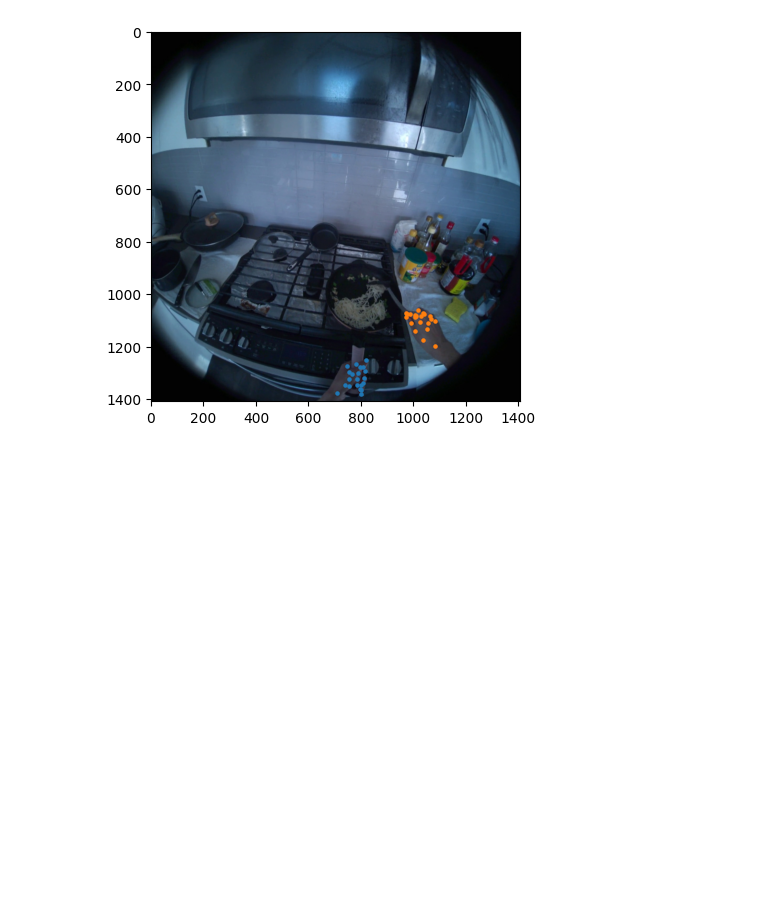
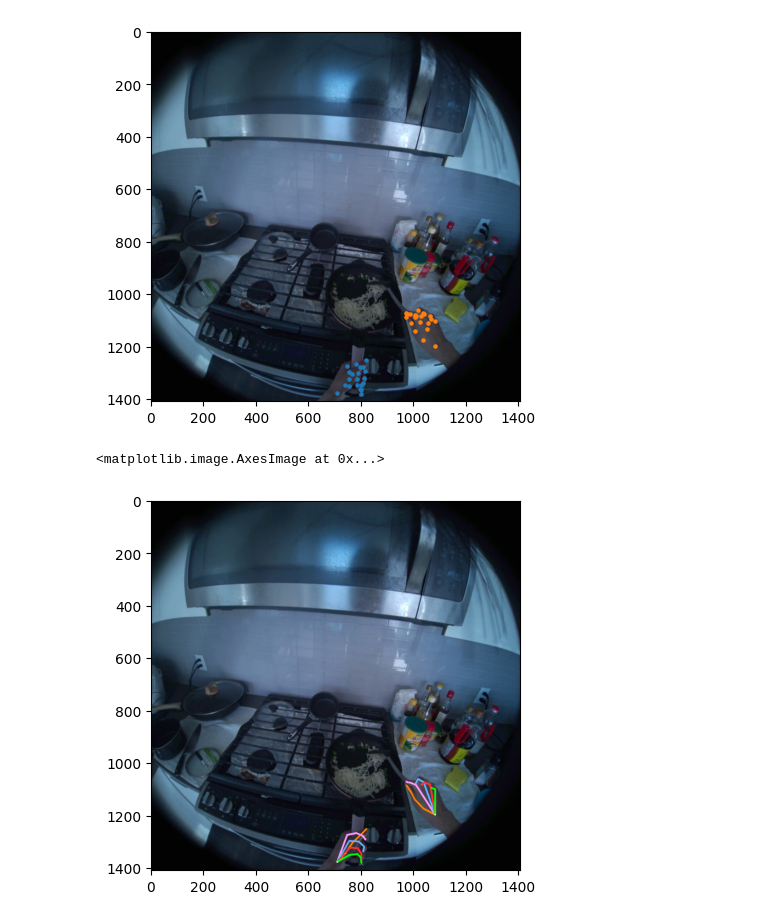
Before and after one commit to jinxuzh/Ego4d, a Jupyter notebook: ego4d/internal/human_pose/main_Ego4d-mmpose.ipynb, the cells around one changed output. Drawn from its saved outputs; the diff is of its cells as text; code cells hidden in the pictures; blank space fills up the shorter version.

```diff
--- a/ego4d/internal/human_pose/main_Ego4d-mmpose.ipynb
+++ b/ego4d/internal/human_pose/main_Ego4d-mmpose.ipynb
@@ -48,0 +85,6 @@ Bbox detection
+# %%
+########### Load pre-generated bbox ###########
+bbox_dir = os.path.join(ctx.dataset_dir, 'body/bbox')
+bbox_file = f"/media/jinxu/New Volume/ego4dData/cache/{test_case}/body/bbox/bbox.pkl"
+with open(bbox_file, "rb") as f:
+    bboxes = pickle.load(f)
@@ -81,9 +189,10 @@ Hand pose2d estimation
 # %%
-pose_results = inference_topdown(pose_estimator, img, bboxes)
-data_samples = merge_data_samples(pose_results)
+hand_pose_results = inference_topdown(hand_pose_estimator, img, hand_bbox)
+hand_data_samples = merge_data_samples(hand_pose_results)
 
-kpts = data_samples.pred_instances.keypoints
-print(kpts.shape)
+# Extract hand pose2d kpts array
+hand_kpts = hand_data_samples.pred_instances.keypoints
+print(hand_kpts.shape)
 # %% [output]
 (2, 21, 2)
 # %%
@@ -95,3 +205,23 @@ plt.imshow(image)
 # %% [output]
 <matplotlib.image.AxesImage at 0x...>
 [figure]
+# %%
+########### Visualization ############
+hand_pose_vis = hand_visualizer.add_datasample(
+    'result',
+    image,
+    data_sample=hand_data_samples,
+    draw_gt=False,
+    draw_heatmap=False,
+    draw_bbox=False,
+    show_kpt_idx=False,
+    skeleton_style='mmpose',
+    show=False,
+    wait_time=0,
+    kpt_thr=0.3)
+
+plt.figure()
+plt.imshow(hand_pose_vis)
+# %% [output]
+<matplotlib.image.AxesImage at 0x...>
+[figure, added]
```
Also changed, not shown: parts of 16 cells of this notebook, 6 other files.
